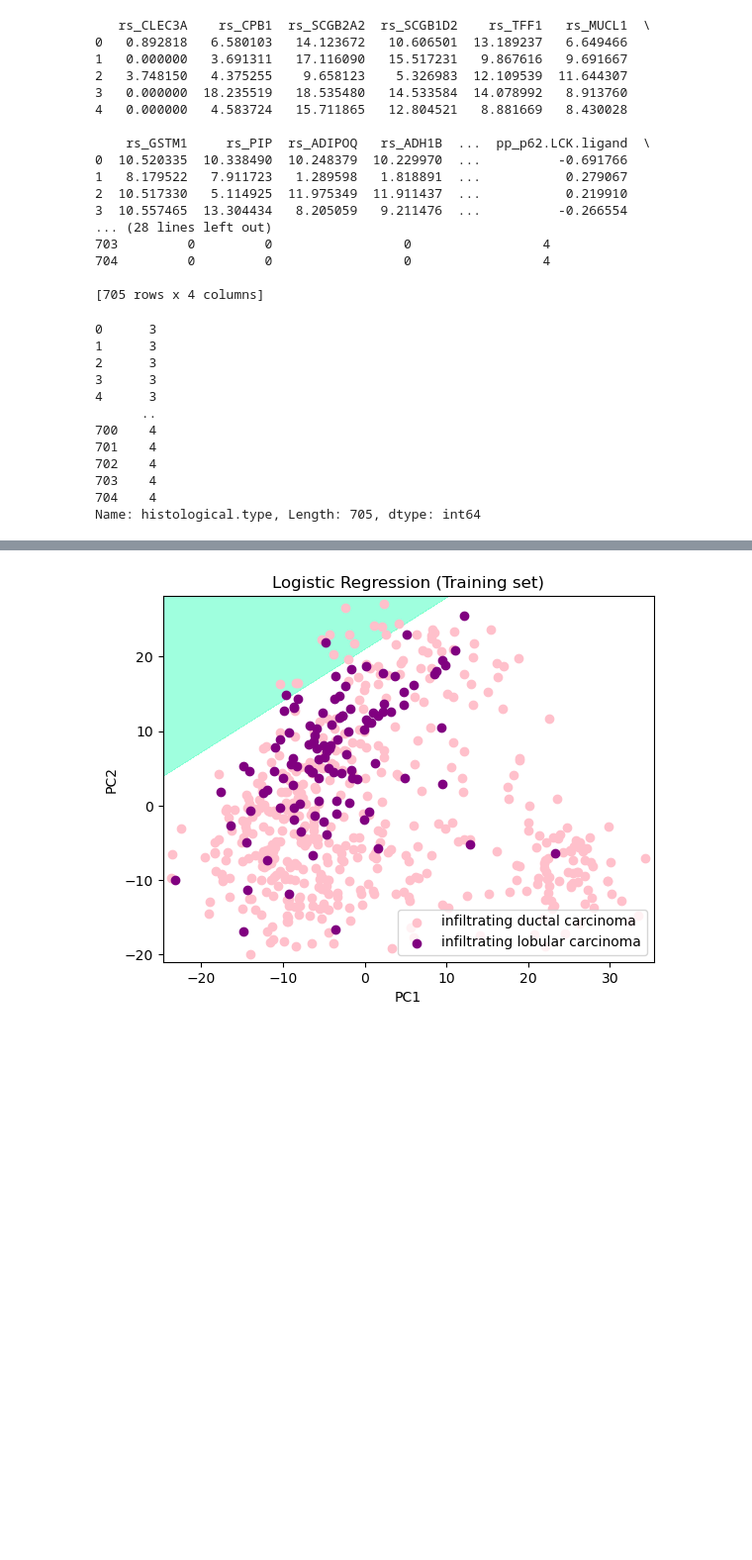
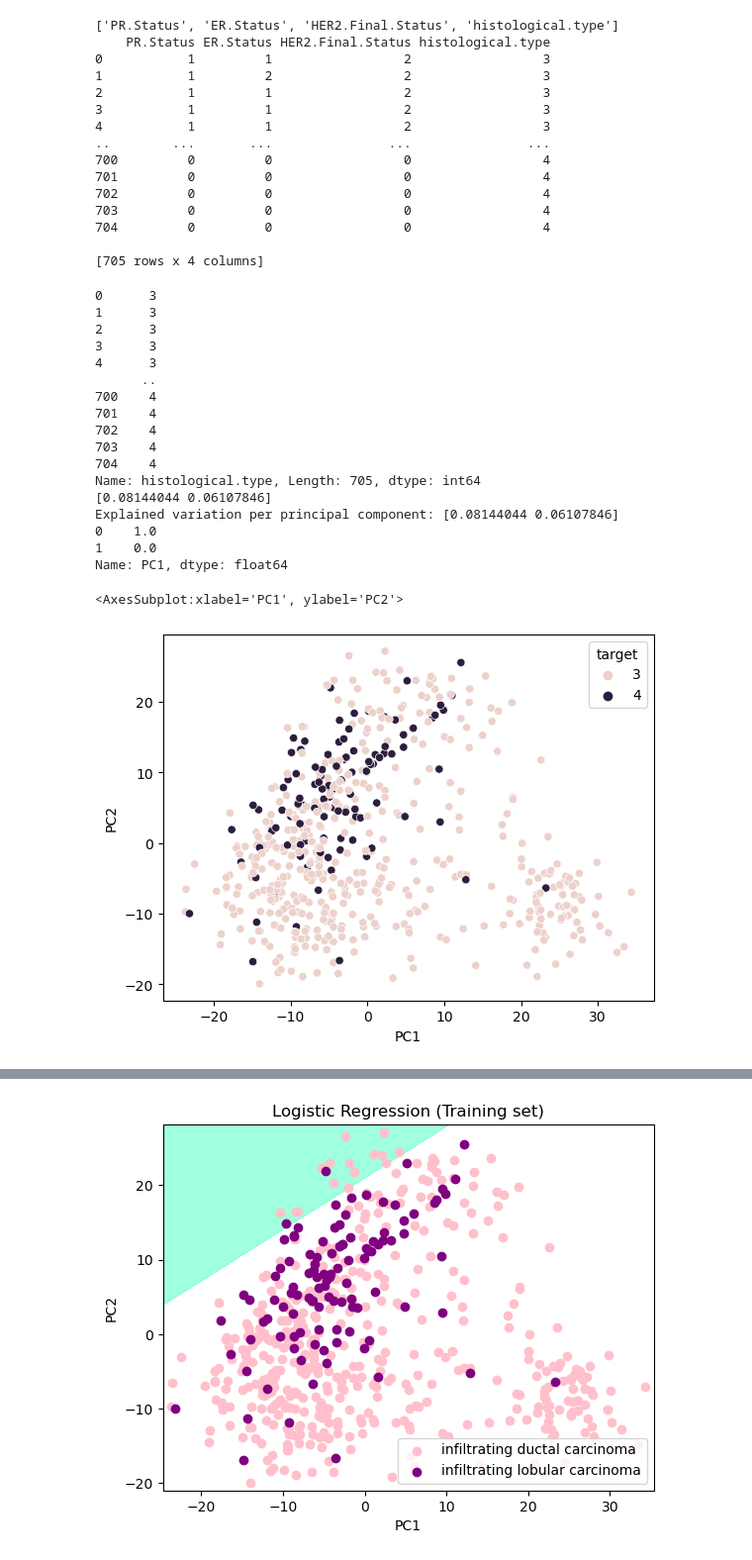
Before and after one commit to chanananins/BRCA-PCA, a Jupyter notebook: BRCA-PCA.ipynb, the cells around one changed output, grey strips where cells are left out. Shown at 99% size. Saved outputs shown, nothing was run; the diff lists cells and outputs as text; code cells hidden in the pictures; blank space fills up the shorter version.

```diff
--- a/BRCA-PCA.ipynb
+++ b/BRCA-PCA.ipynb
@@ -16,7 +16,7 @@ url = 'https://raw.githubusercontent.com/chanananins/BRCA-PCA/main/brca_data_w_s
 download = requests.get(url).content
 
 dataset2 =  pd.read_csv(io.StringIO(download.decode('utf-8')))
-print (dataset1.head())
+#print (dataset1.head())
 
 dataset = pd.read_csv('/Users/chloeyachanin/Desktop/brca_data_w_subtypes.csv')
 
@@ -44,19 +44,17 @@ print(dataset[['PR.Status', 'ER.Status', 'HER2.Final.Status', 'histological.type
 #save new dataset
 dataset.to_csv('/Users/chloeyachanin/Desktop/modified_brca_data_w_subtypes.csv', index=False)
 # %% [output]
-   rs_CLEC3A    rs_CPB1  rs_SCGB2A2  rs_SCGB1D2    rs_TFF1   rs_MUCL1  \
-0   0.892818   6.580103   14.123672   10.606501  13.189237   6.649466
-1   0.000000   3.691311   17.116090   15.517231   9.867616   9.691667
-2   3.748150   4.375255    9.658123    5.326983  12.109539  11.644307
-3   0.000000  18.235519   18.535480   14.533584  14.078992   8.913760
-4   0.000000   4.583724   15.711865   12.804521   8.881669   8.430028
-
-    rs_GSTM1     rs_PIP  rs_ADIPOQ   rs_ADH1B  ...  pp_p62.LCK.ligand  \
-0  10.520335  10.338490  10.248379  10.229970  ...          -0.691766
-1   8.179522   7.911723   1.289598   1.818891  ...           0.279067
-2  10.517330   5.114925  11.975349  11.911437  ...           0.219910
-3  10.557465  13.304434   8.205059   9.211476  ...          -0.266554
-... (28 lines left out)
+['PR.Status', 'ER.Status', 'HER2.Final.Status', 'histological.type']
+    PR.Status ER.Status HER2.Final.Status histological.type
+0           1         1                 2                 3
+1           1         2                 2                 3
+2           1         1                 2                 3
+3           1         1                 2                 3
+4           1         1                 2                 3
+..        ...       ...               ...               ...
+700         0         0                 0                 4
+701         0         0                 0                 4
+702         0         0                 0                 4
 703         0         0                 0                 4
 704         0         0                 0                 4
 
@@ -82,33 +80,66 @@ X = modified_dataset2.iloc[:, 0:1940].values
 y = modified_dataset2.iloc[:, 1940].values
 
 X_train, X_test, y_train, y_test = train_test_split(X, y, test_size = 0.2, random_state = 0)
 
 sc = StandardScaler()
 
 X_train = sc.fit_transform(X_train)
 X_test = sc.transform(X_test)
 
 from sklearn.decomposition import PCA
 
 pca = PCA(n_components = 2)
 
 X_train = pca.fit_transform(X_train)
 X_test = pca.transform(X_test)
 
 explained_variance = pca.explained_variance_ratio_
+
+print(explained_variance)
+print('Explained variation per principal component: {}'.format(pca.explained_variance_ratio_))
+
+X_train_df = pd.DataFrame(X_train)
+
+# Fit PCA to the training set
+pca = PCA(n_components=2)
+pca.fit(X_train_df)
+
+# Get the loadings for the first two principal components
+loadings = pd.DataFrame(pca.components_.T, columns=['PC1', 'PC2'], index=X_train_df.columns)
+
+# Print the top 5 variables with the highest loading for PC1
+print(loadings['PC1'].sort_values(ascending=False)[:5])
+
+import seaborn as sns
+
+# Create a new dataframe with the first two principal components
+pca_df = pd.DataFrame(X_train[:, :2], columns=['PC1', 'PC2'])
+
+# Add the target variable to the dataframe
+pca_df['target'] = y_train
+
+# Create a scatter plot with the first two principal components
+sns.scatterplot(data=pca_df, x='PC1', y='PC2', hue='target')
 # %% [output]
 0      3
 1      3
 2      3
 3      3
 4      3
       ..
 700    4
 701    4
 702    4
 703    4
 704    4
 Name: histological.type, Length: 705, dtype: int64
+[0.08144044 0.06107846]
+Explained variation per principal component: [0.08144044 0.06107846]
+0    1.0
+1    0.0
+Name: PC1, dtype: float64
+<AxesSubplot:xlabel='PC1', ylabel='PC2'>
+[figure, added]
 # %%
 from sklearn.linear_model import LogisticRegression
 
```
Also changed, not shown: parts of 10 cells of this notebook.
